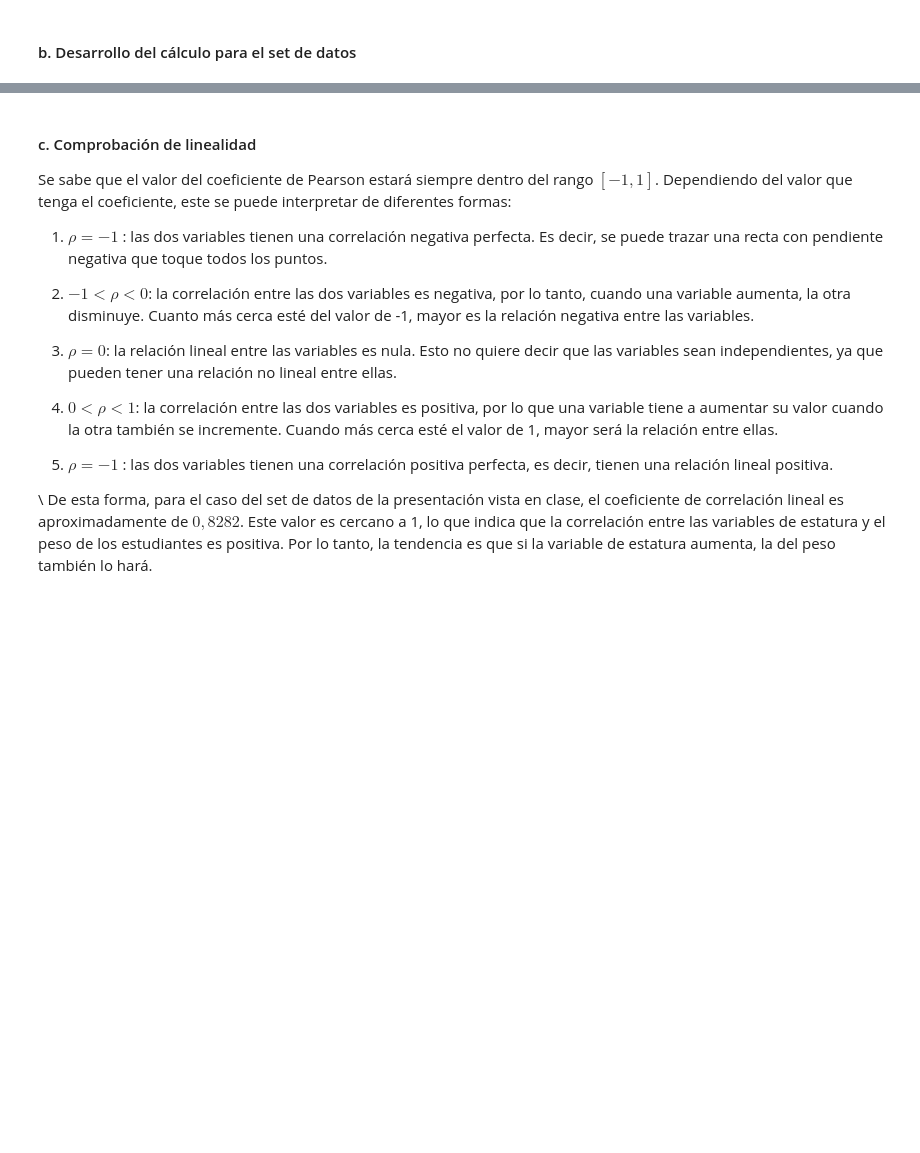
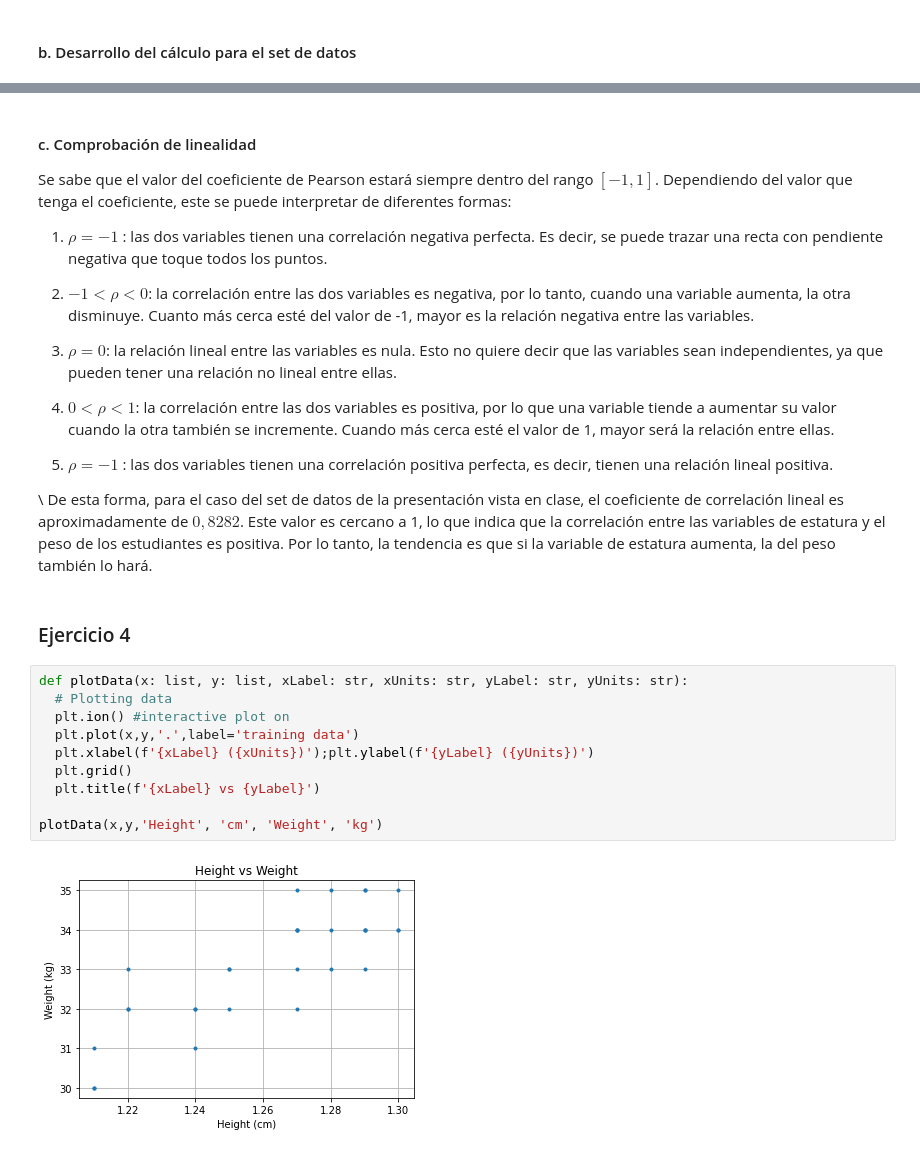
Before and after one commit to MAU143429/AI-Laboratories-IC6200, a Jupyter notebook: Lab1_LinearRegression.ipynb, the cells around one changed output, grey strips where cells are left out. Cells and saved outputs as stored; diff of their text form; blank space fills up the shorter version.

Commit message:
Add plotDataLinearReg method

```diff
--- a/Lab1_LinearRegression.ipynb
+++ b/Lab1_LinearRegression.ipynb
@@ -162,9 +130,23 @@ Se sabe que el valor del coeficiente de Pearson estará siempre dentro del rango
 
 3. $\rho=0$: la relación lineal entre las variables es nula. Esto no quiere decir que las variables sean independientes, ya que pueden tener una relación no lineal entre ellas.
 
-4. $0<\rho<1$: la correlación entre las dos variables es positiva, por lo que una variable tiene a aumentar su valor cuando la otra también se incremente. Cuando más cerca esté el valor de 1, mayor será la relación entre ellas.
+4. $0<\rho<1$: la correlación entre las dos variables es positiva, por lo que una variable tiende a aumentar su valor cuando la otra también se incremente. Cuando más cerca esté el valor de 1, mayor será la relación entre ellas.
 
 5. $\rho = -1$ : las dos variables tienen una correlación positiva perfecta, es decir, tienen una relación lineal positiva.
 
 \\
 De esta forma, para el caso del set de datos de la presentación vista en clase, el coeficiente de correlación lineal es aproximadamente de $0,8282$. Este valor es cercano a 1, lo que indica que la correlación entre las variables de estatura y el peso de los estudiantes es positiva. Por lo tanto, la tendencia es que si la variable de estatura aumenta, la del peso también lo hará.
+# %% [markdown]
+### Ejercicio 4
+# %%
+def plotData(x: list, y: list, xLabel: str, xUnits: str, yLabel: str, yUnits: str):
+  # Plotting data
+  plt.ion() #interactive plot on
+  plt.plot(x,y,'.',label='training data')
+  plt.xlabel(f'{xLabel} ({xUnits})');plt.ylabel(f'{yLabel} ({yUnits})')
+  plt.grid()
+  plt.title(f'{xLabel} vs {yLabel}')
+
+plotData(x,y,'Height', 'cm', 'Weight', 'kg')
+# %% [output]
+[figure, added]
```
Also changed, not shown: parts of 7 cells of this notebook.
